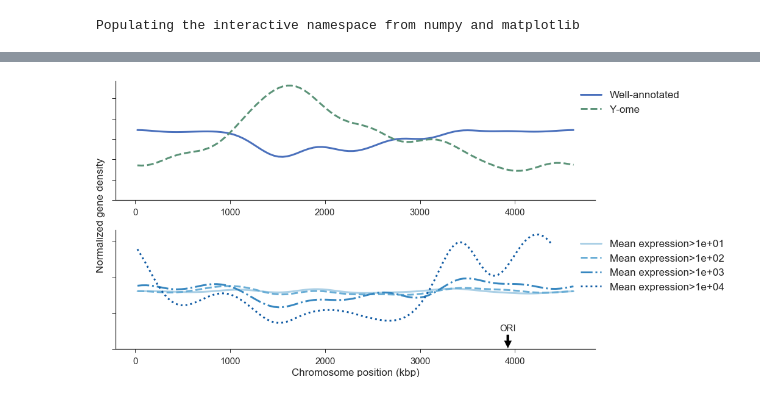
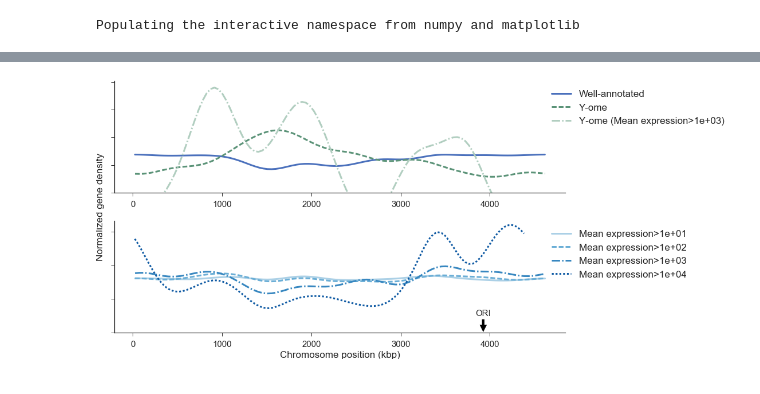
Before and after one commit to zakandrewking/y-ome, a Jupyter notebook: notebooks/18..01.23 Genome locations.ipynb, the cells around one changed output, grey strips where cells are left out. Cells and saved outputs as stored; diff of their text form; code cells hidden in the pictures.

Commit message:
chromosome density of highly expression y-ome genes

```diff
--- a/notebooks/18..01.23 Genome locations.ipynb
+++ b/notebooks/18..01.23 Genome locations.ipynb
@@ -87,5 +87,11 @@ def vonmises_fft_kde(data, kappa, n_bins):
 # %%
 # Import RNA -seq
 rna_raw = pd.read_csv('../data/SBRG_RNASeq_processed.tsv', sep='\t')
+# %%
+# fix locus tags
+rna_raw.bnum = rna_raw.bnum.apply(lambda x: x[:5])
+# %%
+# average
+means = rna_raw.loc[:, ['bnum', 'baseMean']].groupby('bnum').agg('mean')
 # %%
-expression_loc = rna_raw.merge(starts, how ='inner', left_on='bnum', right_on='locus_id')
+expression_loc = means.merge(starts, how ='inner', left_index=True, right_on='locus_id')
@@ -92,11 +118,20 @@ expression_loc = rna_raw.merge(starts, how ='inner', left_on='bnum', right_on='l
+# %%
+# pull out high-expression y-ome genes
+starts2 = starts.merge(means, how='left', left_on='locus_id', right_index=True)
+starts2.loc[
+    (starts2.baseMean > yome_cutoff) & (starts2.annotation_quality == 'low'),
+    'annotation_quality'
+] = 'low-expr'
 # %%
 fig, axes = plt.subplots(nrows=2, figsize=(12,7))
 fig.tight_layout()
 
 ax = axes.flatten()[0]
 for ann, label, color, dash in [('high', 'Well-annotated', 'blue', '-'),
-                                ('low', 'Y-ome', 'green', '--')]:
-    data = starts[starts.annotation_quality == ann].loc[:, 'start']
+                                ('low', 'Y-ome', 'green', '--'),
+                                ('low-expr', f'Y-ome (Mean expression>{yome_cutoff:.0e})', 'green grey', '-.')
+                               ]:
+    data = starts2[starts2.annotation_quality.str.contains(ann)].loc[:, 'start']
     max_val = max(data)
     normalized = (data * 2 * np.pi / max_val) - np.pi
     bins, kde = vonmises_fft_kde(data=normalized.values, kappa=10, n_bins=100)
@@ -130,31 +165,31 @@ for cutoff, color, dots in zip([10**x for x in np.linspace(1, 4, 4)],
     ax.plot(final_bins, kde, dots, label=f'Mean expression>{cutoff:.0e}', color=color)
 ax.legend(bbox_to_anchor=(0.95,1), loc="upper left")
 # hide top and right axes
 ax.spines['right'].set_visible(False)
 ax.spines['top'].set_visible(False)
 ax.yaxis.set_ticks_position('left')
 ax.xaxis.set_ticks_position('bottom')
 ax.yaxis.set_ticklabels([])
 ax.set_ylim(bottom=0)
 # ax.set_ylabel('Gene density')
 ax.set_xlabel('Chromosome position (kbp)')
 
 # ORI and TER
 ax.annotate('ORI', xy=(3925744/1000, 0), xytext=(3925744/1000, 0.05),
             horizontalalignment='center',
             arrowprops=dict(facecolor='black', shrink=0.05))
 
 # Create a shared y-axis label
 ax = fig.add_subplot(111, frameon=False)
 ax.set_ylabel('Normalized gene density')
 ax.spines['bottom'].set_visible(False)
 ax.spines['left'].set_visible(False)
 ax.yaxis.set_ticks_position('none')
 ax.yaxis.set_ticklabels([])
 ax.xaxis.set_ticks_position('none')
 ax.xaxis.set_ticklabels([])
 
 fig.savefig('/Users/zaking/lab/y-ome/figs/gene-location-expression.pdf')
 fig.savefig('/Users/zaking/lab/y-ome/figs/gene-location-expression.png')
 # %% [output]
-[figure, old version]
+[figure, new version]
```
Also changed, not shown: parts of 3 cells of this notebook, 2 other files.
